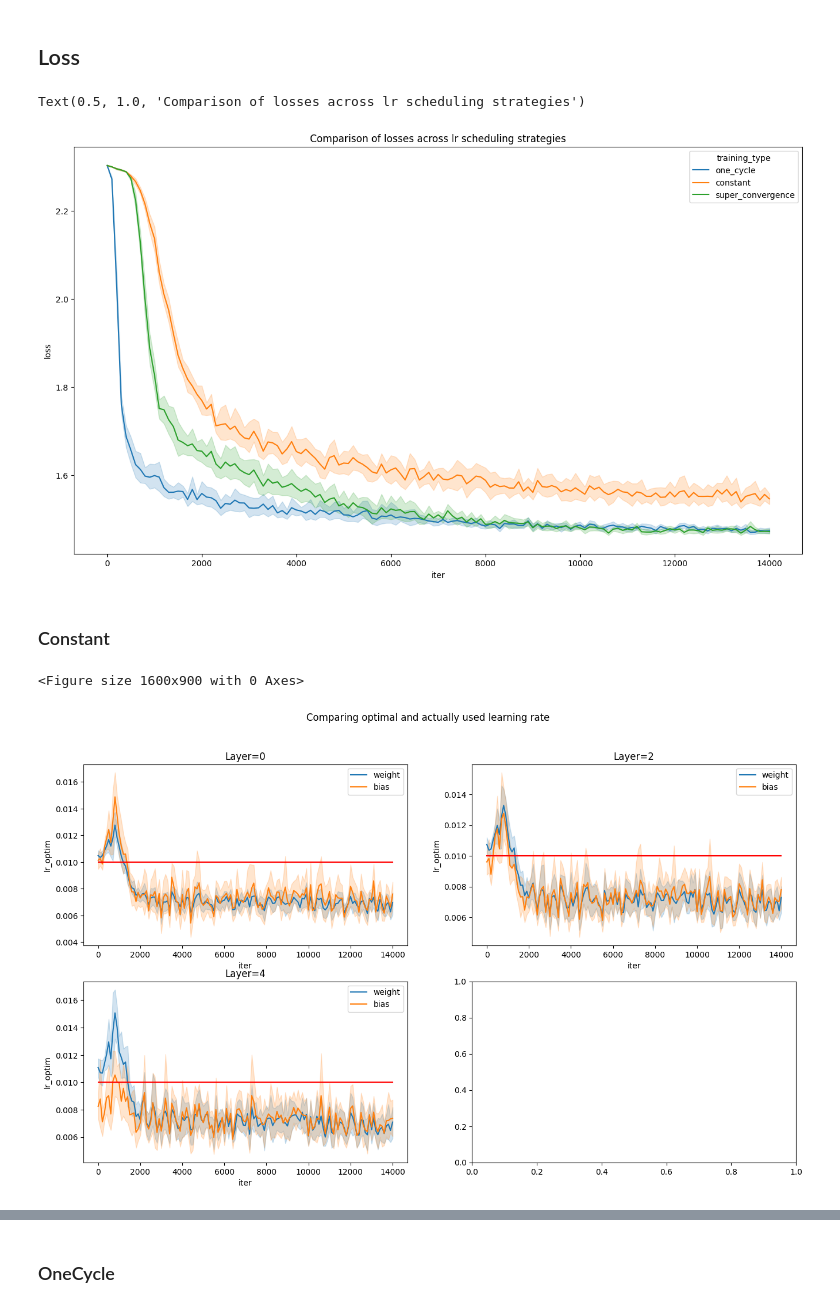
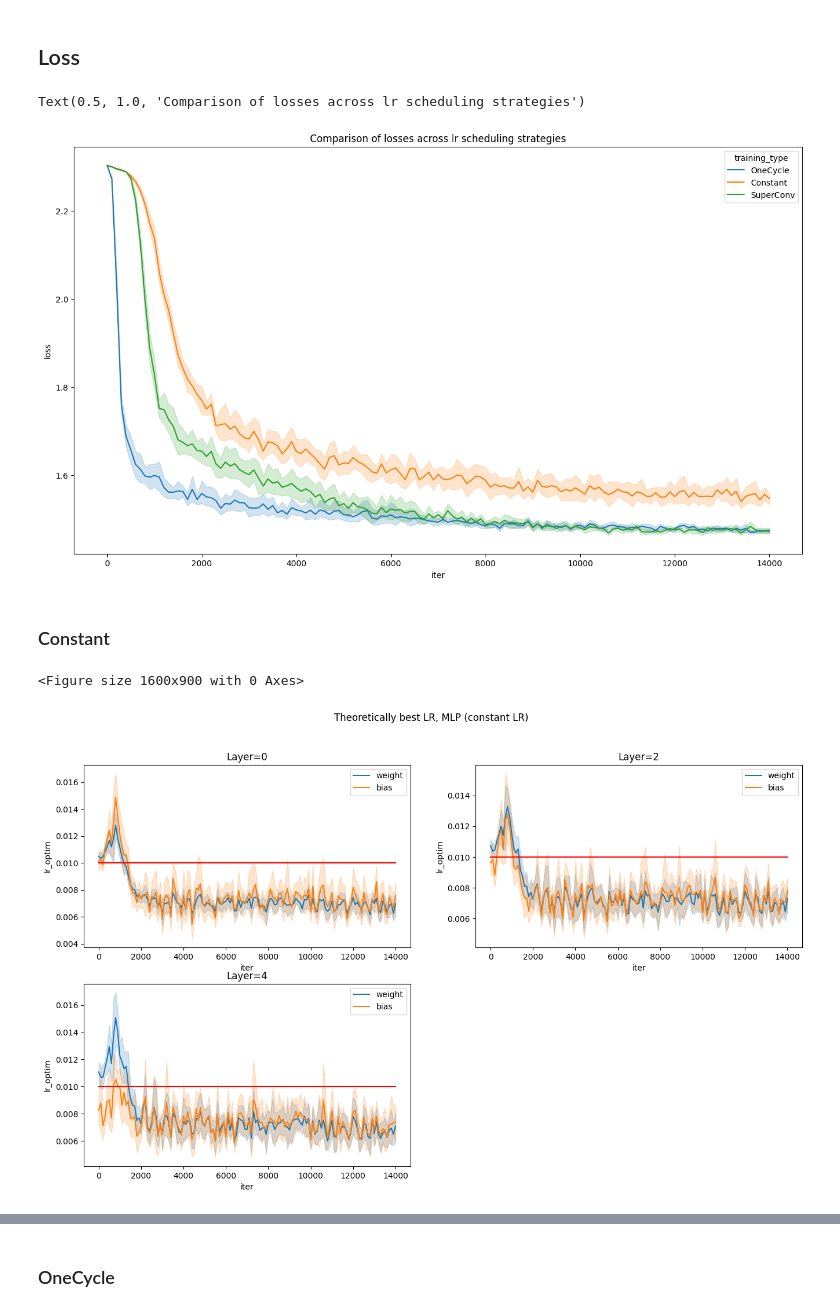
Before and after one commit to dyrewucktv/optimml, a Jupyter notebook: notebooks/theoretical_analysis.ipynb, the cells around one changed output, grey strips where cells are left out. Drawn from its saved outputs; the diff is of its cells as text; code cells hidden in the pictures.

```diff
--- a/notebooks/theoretical_analysis.ipynb
+++ b/notebooks/theoretical_analysis.ipynb
@@ -110,4 +110,9 @@ if not output_path.is_file():
     df_all.to_csv(output_path, index=False)
 else:
     df_all = pd.read_csv(output_path)
+
+df_all.training_type = df_all.training_type.map({'constant': 'Constant', 'one_cycle': 'OneCycle', 'super_convergence': 'SuperConv'})
+df_all.model = df_all.model.map({'lenet': 'LeNet', 'mlp': 'MLP'}, )
+
+df_all
 # %% [output]
@@ -161,7 +167,7 @@ def get_plot_per_layer_ratio(df: pd.DataFrame, model: str, n_cols: int = 3):
     )
 
 
-def get_plot_per_layer(df: pd.DataFrame, model: str, n_cols: int = 3):
+def get_plot_per_layer(df: pd.DataFrame, model: str, title: str, n_cols: int = 3):
     plt.clf()
     df = df[df["model"] == model]
 
@@ -187,11 +193,14 @@ def get_plot_per_layer(df: pd.DataFrame, model: str, n_cols: int = 3):
             color="r",
         ).set()
 
-    plt.suptitle("Comparing optimal and actually used learning rate")
+    if len(layers_ids) < n_cols * n_rows:
+        axes[n_rows-1, n_cols-1].axis('off')
+
+    plt.suptitle(title)
 
 
 def get_plot_of_super_convergence_lr(
-    df: pd.DataFrame, model: str, n_cols: int = 3
+    df: pd.DataFrame, model: str, title: str, n_cols: int = 3
 ):
     plt.clf()
     df = df[df["model"] == model]
@@ -212,4 +221,7 @@ def get_plot_of_super_convergence_lr(
             color="r",
         ).set(title=f"Layer={layer_id}")
 
-    plt.suptitle("Trajectory of the super convergence learning rate")
+    if len(layers_ids) < n_cols * n_rows:
+        axes[n_rows-1, n_cols-1].axis('off')
+
+    plt.suptitle(title)
@@ -304,7 +281,7 @@ g
 # %%
 plot = sns.lineplot(
     data=df_all.loc[
-        (df_all.iter % 100 == 0) & (df_all.model == "mlp"),
+        (df_all.iter % 100 == 0) & (df_all.model == "MLP"),
         ["iter", "loss", "training_type", "filename"],
     ].drop_duplicates(),
     x="iter",
@@ -314,15 +291,15 @@ plot = sns.lineplot(
 plot.set_title("Comparison of losses across lr scheduling strategies")
 # %% [output]
 Text(0.5, 1.0, 'Comparison of losses across lr scheduling strategies')
-[figure, old version]
+[figure, new version]
 # %% [markdown]
 ### Constant
 # %%
-tmp = df_all[df_all["training_type"] == "constant"]
+tmp = df_all[df_all["training_type"] == "Constant"]
 tmp = tmp[tmp["iter"] % 100 == 0]
 
-g = get_plot_per_layer(tmp, "mlp", n_cols=2)
+g = get_plot_per_layer(tmp, "MLP", 'Theoretically best LR, MLP (constant LR)', n_cols=2)
 g
 # %% [output]
 <Figure size 1600x900 with 0 Axes>
-[figure, old version]
+[figure, new version]
```
Also changed, not shown: parts of 12 cells of this notebook.
